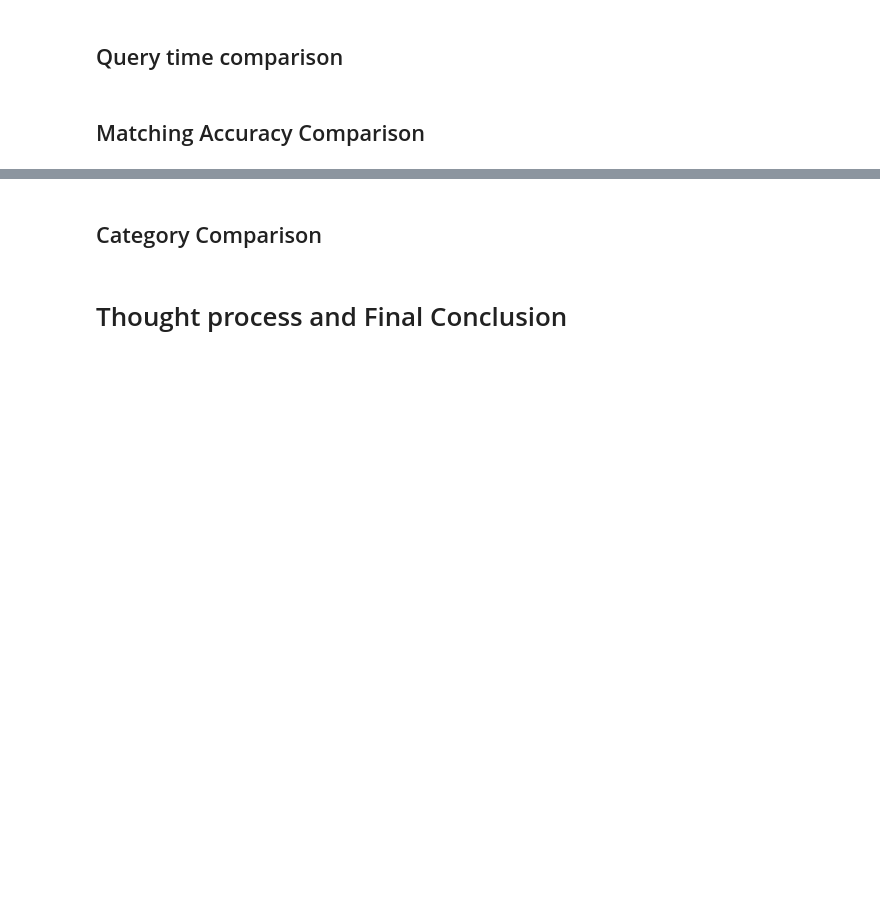
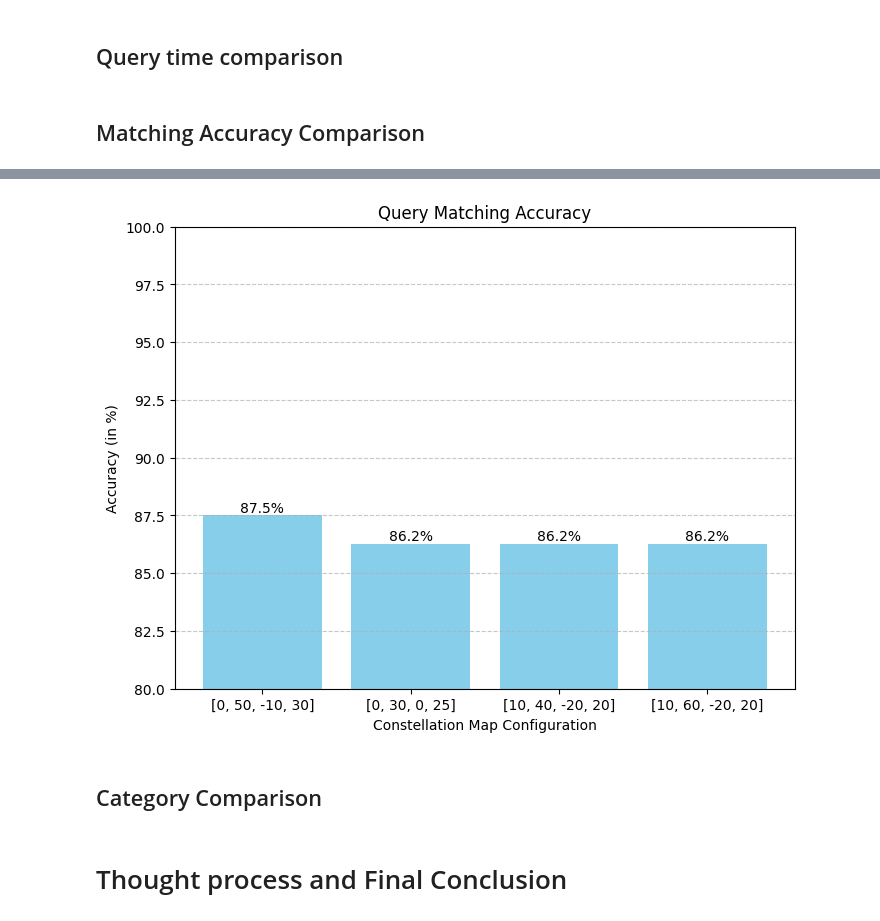
Before and after one commit to Konstiu/Music-Information-Retrieval, a Jupyter notebook: MS2.2.ipynb, the cells around one changed output, grey strips where cells are left out. Saved outputs shown, nothing was run; the diff lists cells and outputs as text; code cells hidden in the pictures; blank space fills up the shorter version.

Commit message:
Added accuracy vis

```diff
--- a/MS2.2.ipynb
+++ b/MS2.2.ipynb
@@ -298,6 +303,18 @@ def extract_numeric_id(filename):
     """
     match = re.search(r'(\d+)', filename)
     return match.group(1) if match else None
+# %%
+def get_accuracy(queries, bestmatches):
+    match_count = 0
+    queries = load_filenames('queries')
+    for query_name in queries:
+            track_id, _, _, _, d = bestmatches[query_name]  # Unpack values, d is the time
+            is_match = int(extract_numeric_id(query_name)) == track_id  # Check if IDs match
+
+            if is_match:
+                match_count += 1
+
+    return match_count / len(queries)
 # %% [markdown]
 ## Matching a single query
 
@@ -618,6 +635,8 @@ config_4 = {
     "freq_min_offset": -20,
     "freq_max_offset": 20
 }
+
+configs = [config_1, config_2, config_3, config_4]
 # %% [markdown]
 ## Build the database
 
@@ -791,3 +831,34 @@ matches_4 = match_queries_with_chunks("queries", **config_4)
+# %%
+import matplotlib.pyplot as plt
+
+
+accuracies = [get_accuracy(None, matches_1), get_accuracy(None, matches_2), get_accuracy(None, matches_2), get_accuracy(None, matches_2)]
+
+# Values to plot
+labels = [(f'[{config["time_min_offset"]}, {config["time_max_offset"]}, {config["freq_min_offset"]}, {config["freq_max_offset"]}]') for config in configs]
+values = [ac*100 for ac in accuracies]
+
+
+# Creating the bar plot
+plt.figure(figsize=(8, 6))
+bars = plt.bar(labels, values, color='skyblue')
+
+# Adding percentages above the bars
+for bar, value in zip(bars, values):
+    plt.text(bar.get_x() + bar.get_width() / 2, bar.get_height() + 0.02,
+             f'{value:.1f}%', ha='center', va='bottom', fontsize=10)
+
+# Adding title and labels
+plt.title('Query Matching Accuracy')
+plt.xlabel('Constellation Map Configuration')
+plt.ylabel('Accuracy (in %)')
+plt.ylim(80, 100)  # Leave some space above the bars for annotations
+plt.grid(axis='y', linestyle='--', alpha=0.7)
+
+# Display the plot
+plt.show()
+# %% [output]
+[figure, added]
 # %% [markdown]
 ## Category Comparison
 # %% [markdown]
```
Also changed, not shown: parts of 6 cells of this notebook.
